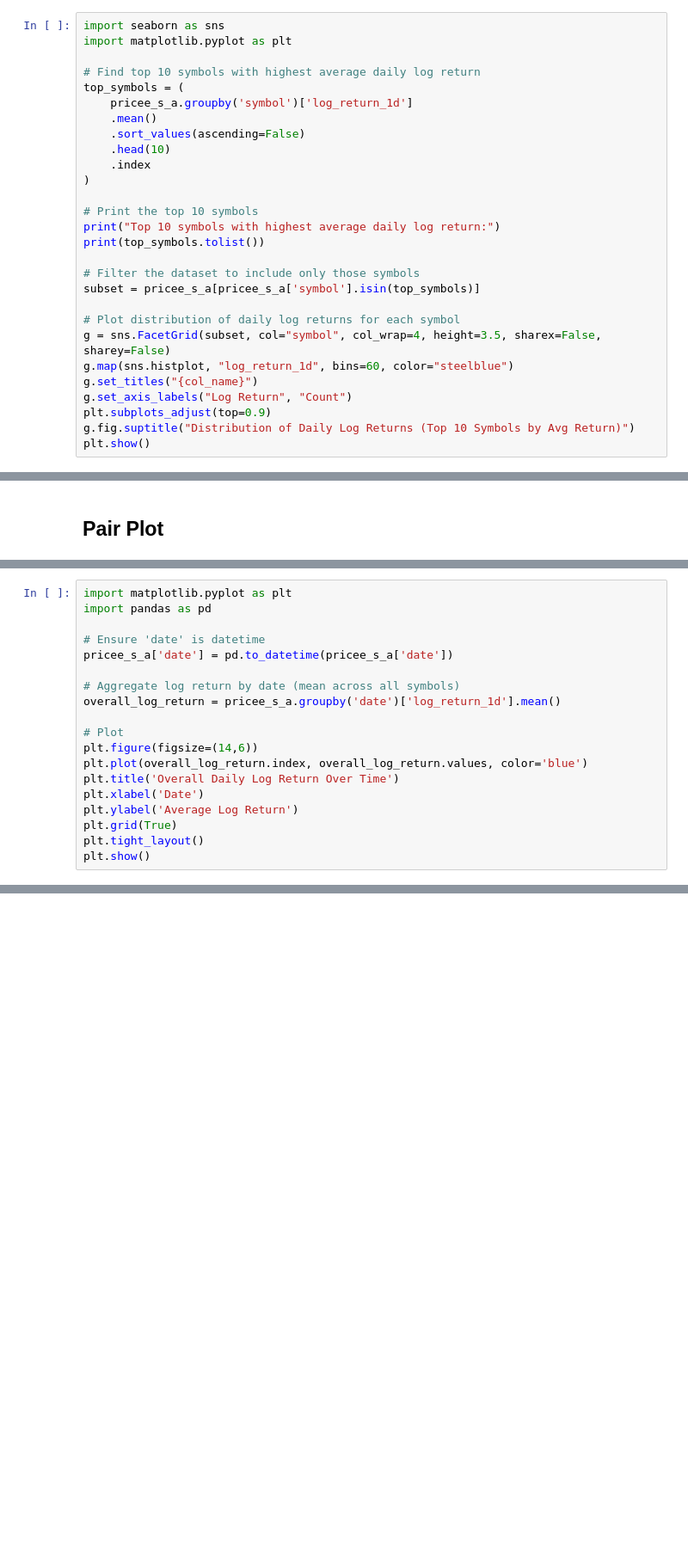
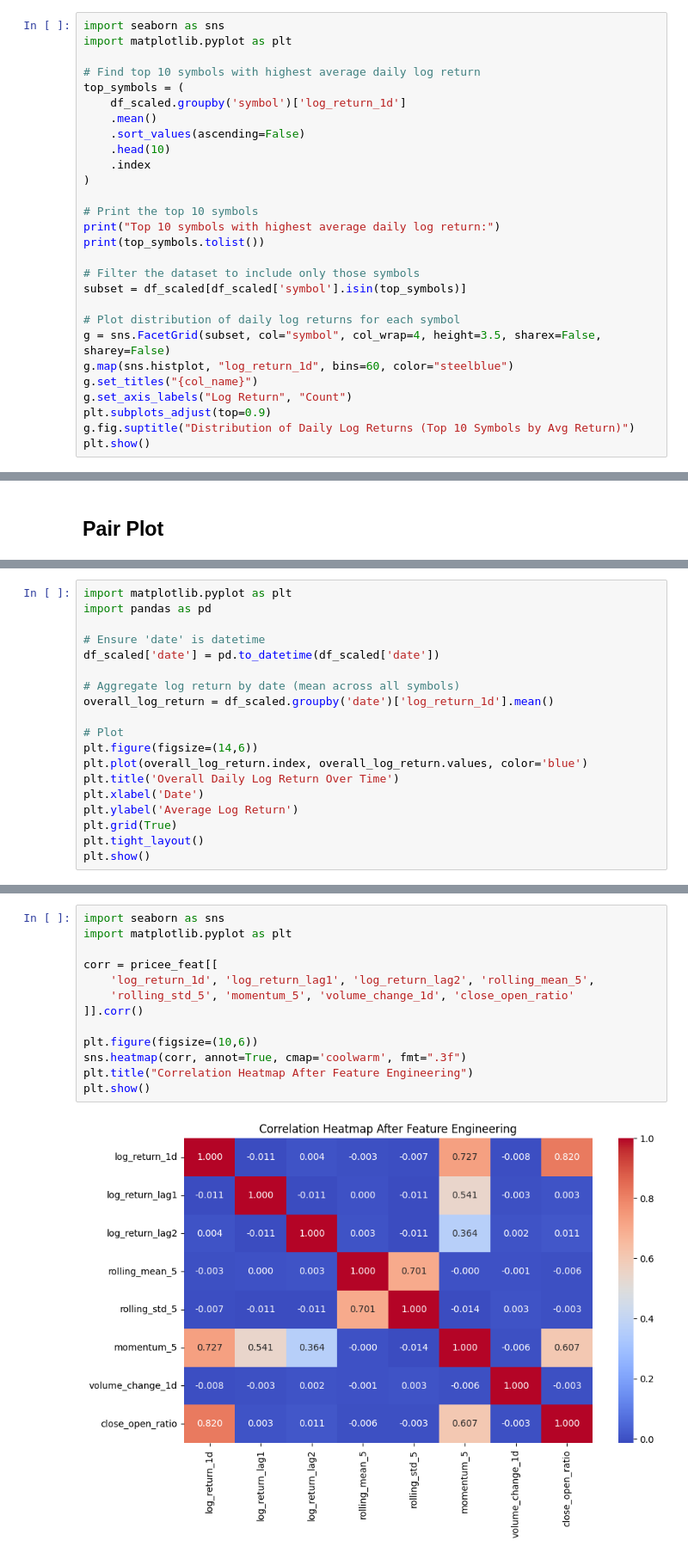
Before and after one commit to ashwinder1/Stock-Trend-Analysis-with-NYSE, a Jupyter notebook: eda.ipynb, the cells around one changed output, grey strips where cells are left out. Shown at 86% size. Saved outputs shown, nothing was run; the diff lists cells and outputs as text; blank space fills up the shorter version.

```diff
--- a/eda.ipynb
+++ b/eda.ipynb
@@ -340,7 +346,7 @@ import matplotlib.pyplot as plt
 
 # Find top 10 symbols with highest average daily log return
 top_symbols = (
-    pricee_s_a.groupby('symbol')['log_return_1d']
+    df_scaled.groupby('symbol')['log_return_1d']
     .mean()
     .sort_values(ascending=False)
     .head(10)
@@ -352,7 +358,7 @@ print("Top 10 symbols with highest average daily log return:")
 print(top_symbols.tolist())
 
 # Filter the dataset to include only those symbols
-subset = pricee_s_a[pricee_s_a['symbol'].isin(top_symbols)]
+subset = df_scaled[df_scaled['symbol'].isin(top_symbols)]
 
 # Plot distribution of daily log returns for each symbol
 g = sns.FacetGrid(subset, col="symbol", col_wrap=4, height=3.5, sharex=False, sharey=False)
@@ -448,10 +452,10 @@ import matplotlib.pyplot as plt
 import pandas as pd
 
 # Ensure 'date' is datetime
-pricee_s_a['date'] = pd.to_datetime(pricee_s_a['date'])
+df_scaled['date'] = pd.to_datetime(df_scaled['date'])
 
 # Aggregate log return by date (mean across all symbols)
-overall_log_return = pricee_s_a.groupby('date')['log_return_1d'].mean()
+overall_log_return = df_scaled.groupby('date')['log_return_1d'].mean()
 
 # Plot
 plt.figure(figsize=(14,6))
@@ -466,0 +531,15 @@ plt.show()
+# %%
+import seaborn as sns
+import matplotlib.pyplot as plt
+
+corr = pricee_feat[[
+    'log_return_1d', 'log_return_lag1', 'log_return_lag2', 'rolling_mean_5',
+    'rolling_std_5', 'momentum_5', 'volume_change_1d', 'close_open_ratio'
+]].corr()
+
+plt.figure(figsize=(10,6))
+sns.heatmap(corr, annot=True, cmap='coolwarm', fmt=".3f")
+plt.title("Correlation Heatmap After Feature Engineering")
+plt.show()
+# %% [output]
+[figure, added]
```
Also changed, not shown: parts of 14 cells of this notebook.
